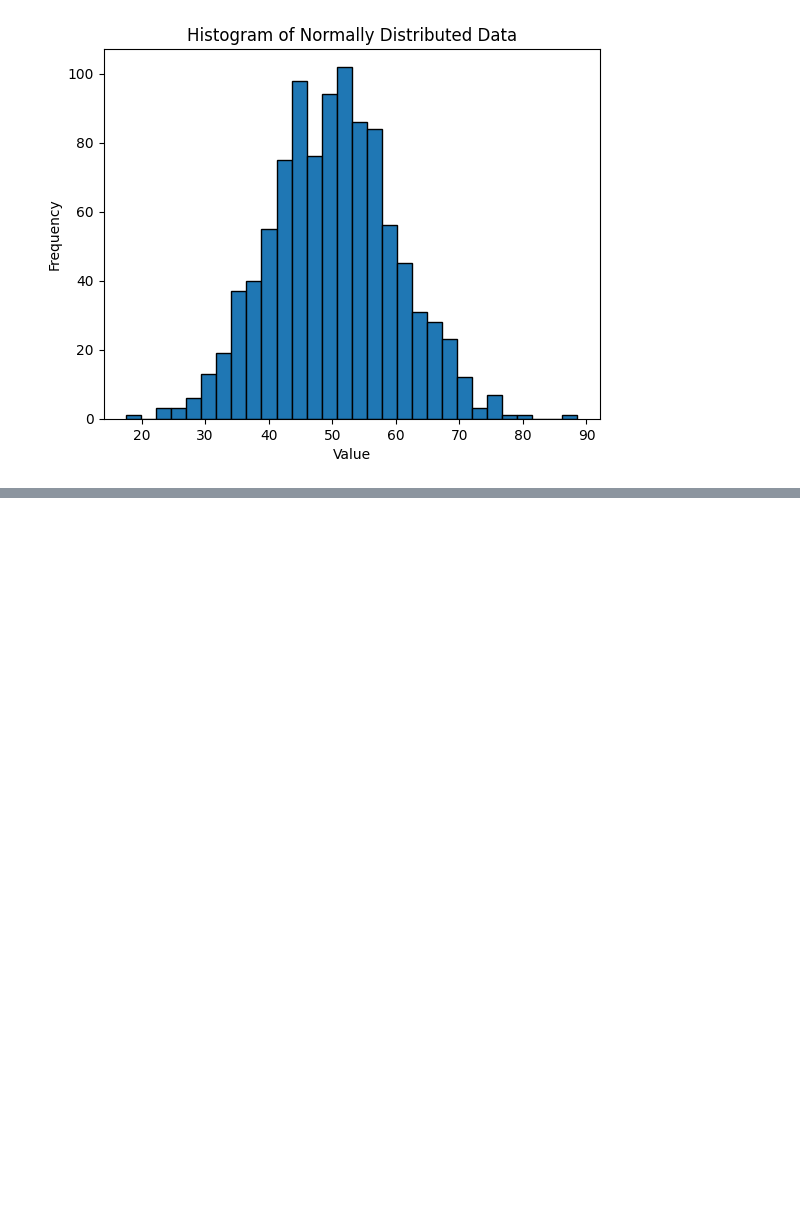
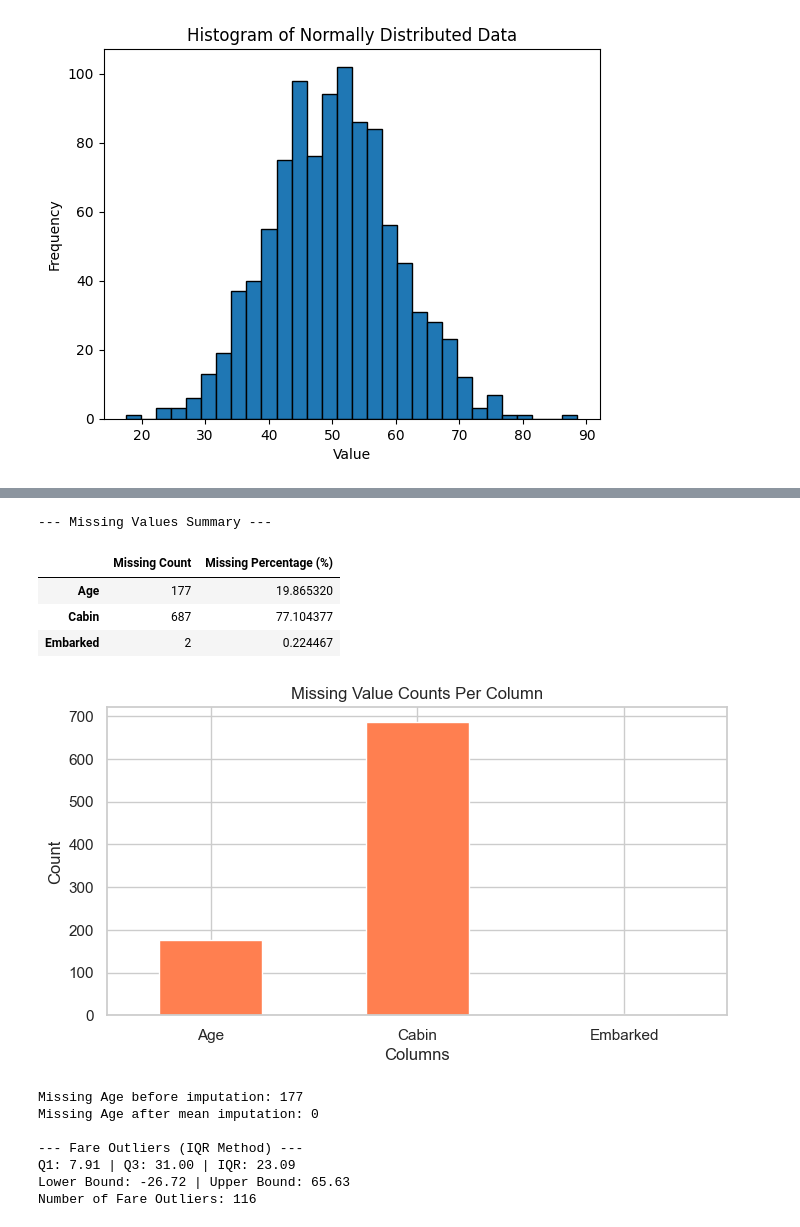
Before and after one commit to dhruvbhanushali07/202618053-DhruvBhanushali-DS605, a Jupyter notebook: 202618053-Lab-2/202618053-Lab-2.ipynb, the cells around one changed output, grey strips where cells are left out. Cells and saved outputs as stored; diff of their text form; code cells hidden in the pictures; blank space fills up the shorter version.

```diff
--- a/202618053-Lab-2/202618053-Lab-2.ipynb
+++ b/202618053-Lab-2/202618053-Lab-2.ipynb
@@ -240,0 +468,60 @@ plt.show()
+# %%
+missing_df = pd.DataFrame({
+    'Missing Count': df.isnull().sum(),
+    'Missing Percentage (%)': (df.isnull().sum() / len(df)) * 100
+})
+print("--- Missing Values Summary ---")
+display(missing_df[missing_df['Missing Count'] > 0])
+
+plt.figure(figsize=(8, 4))
+df.isnull().sum()[df.isnull().sum() > 0].plot(kind='bar', color='coral')
+plt.title('Missing Value Counts Per Column')
+plt.ylabel('Count')
+plt.xlabel('Columns')
+plt.xticks(rotation=0)
+plt.show()
+
+print("Missing Age before imputation:", df['Age'].isnull().sum())
+
+df_imputed = df.copy()
+
+df_imputed['Age_Mean'] = df_imputed['Age'].fillna(df_imputed['Age'].mean())
+
+df_imputed['Age_Median'] = df_imputed['Age'].fillna(df_imputed['Age'].median())
+
+df_imputed['Age_Mode'] = df_imputed['Age'].fillna(df_imputed['Age'].mode()[0])
+
+random_ages = np.random.choice(df['Age'].dropna(), size=df['Age'].isnull().sum())
+df_imputed['Age_Random'] = df_imputed['Age']
+df_imputed.loc[df_imputed['Age_Random'].isnull(), 'Age_Random'] = random_ages
+
+df['Age'] = df['Age'].fillna(df['Age'].mean())
+print("Missing Age after mean imputation:", df['Age'].isnull().sum())
+
+Q1 = df['Fare'].quantile(0.25)
+Q3 = df['Fare'].quantile(0.75)
+IQR = Q3 - Q1
+
+lower_bound = Q1 - 1.5 * IQR
+upper_bound = Q3 + 1.5 * IQR
+
+outliers = df[(df['Fare'] < lower_bound) | (df['Fare'] > upper_bound)]
+
+print(f"\n--- Fare Outliers (IQR Method) ---")
+print(f"Q1: {Q1:.2f} | Q3: {Q3:.2f} | IQR: {IQR:.2f}")
+print(f"Lower Bound: {lower_bound:.2f} | Upper Bound: {upper_bound:.2f}")
+print(f"Number of Fare Outliers: {len(outliers)}")
+# %% [output]
+--- Missing Values Summary ---
+|  | Missing Count | Missing Percentage (%) |
+| Age | 177 | 19.865320 |
+| Cabin | 687 | 77.104377 |
+| Embarked | 2 | 0.224467 |
+[figure, added]
+Missing Age before imputation: 177
+Missing Age after mean imputation: 0
+
+--- Fare Outliers (IQR Method) ---
+Q1: 7.91 | Q3: 31.00 | IQR: 23.09
+Lower Bound: -26.72 | Upper Bound: 65.63
+Number of Fare Outliers: 116
```
Also changed, not shown: parts of 21 cells of this notebook.
